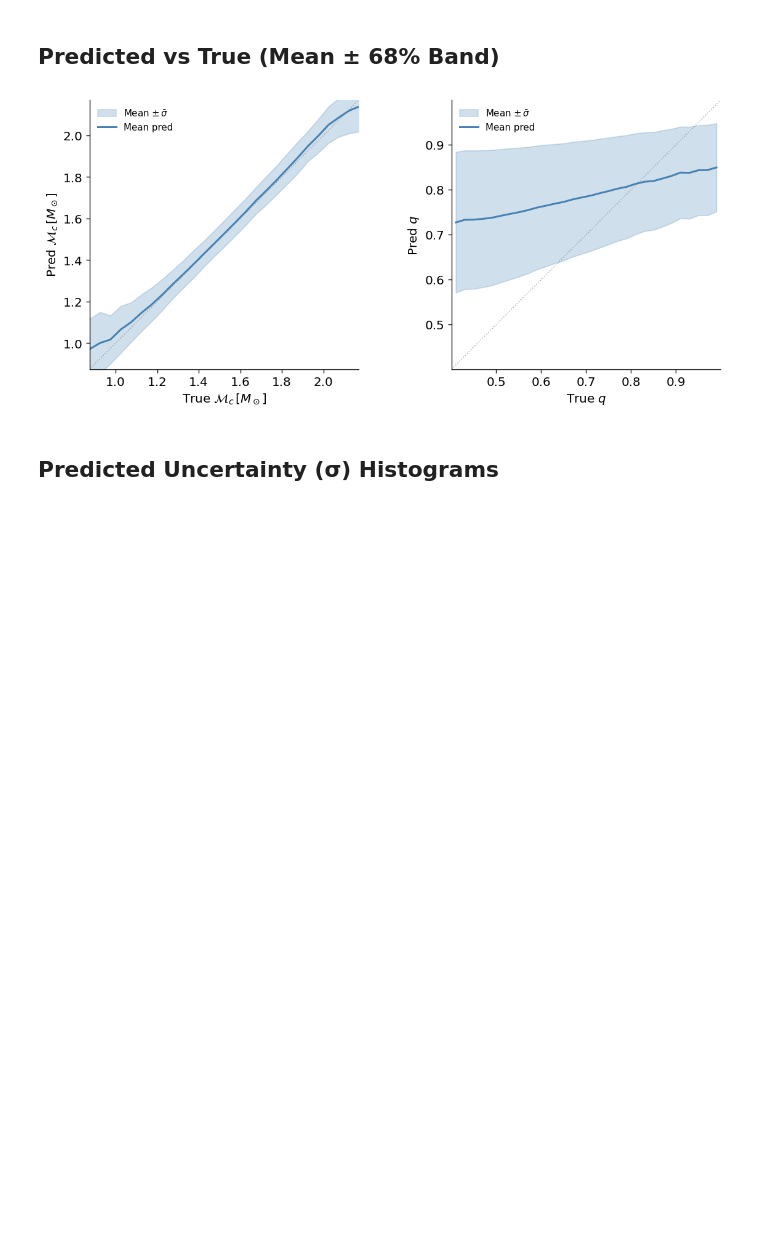
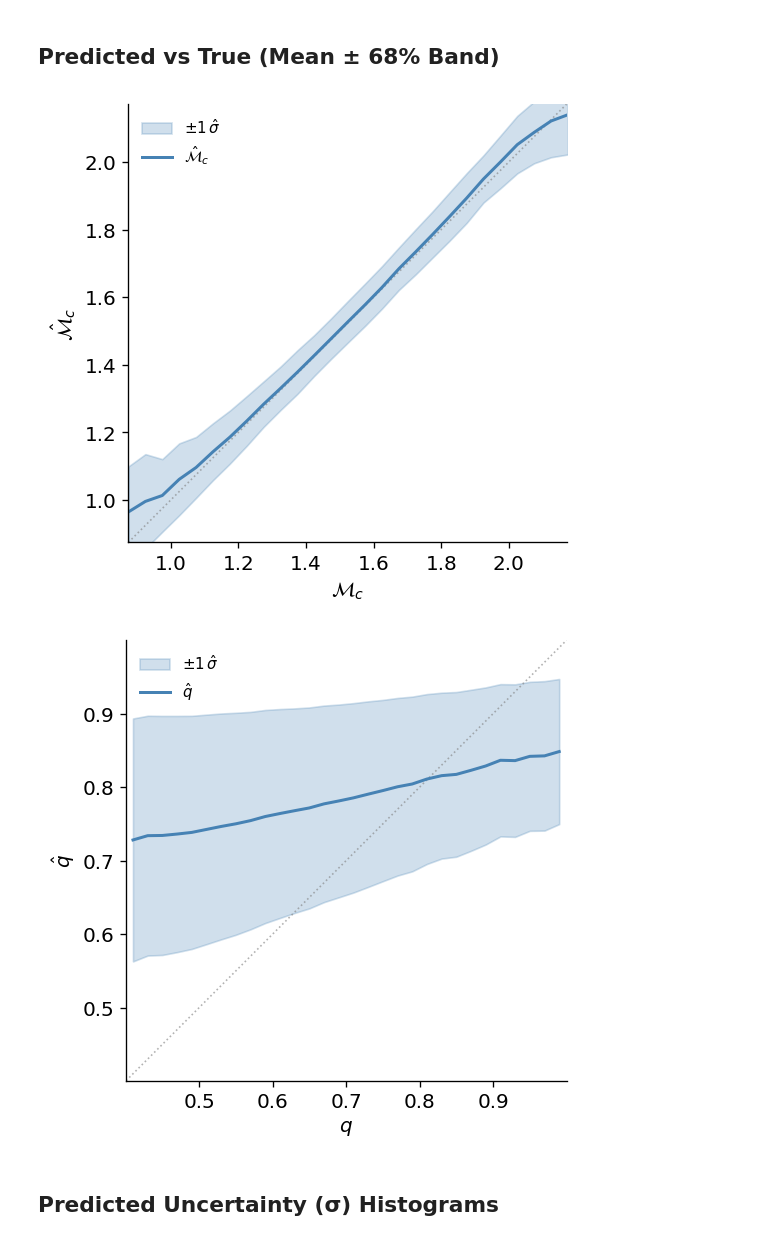
Before and after one commit to kyoon-mit/BNSReg, a Jupyter notebook: 00_AI4GW_TALK/HOW_TO_GET_RESULTS/4_merger_plots.ipynb, the cells around one changed output. Drawn from its saved outputs; the diff is of its cells as text; code cells hidden in the pictures; blank space fills up the shorter version.

```diff
--- a/00_AI4GW_TALK/HOW_TO_GET_RESULTS/4_merger_plots.ipynb
+++ b/00_AI4GW_TALK/HOW_TO_GET_RESULTS/4_merger_plots.ipynb
@@ -13,7 +14,7 @@ plt.rcParams.update({
     'figure.dpi': 120,
 })
 
-df = pd.read_csv(CSV_PATH)
+df = pd.read_csv(CSV_SIG)
 print(f'{len(df):,} events  |  columns: {list(df.columns)}')
 
 # ── parse columns automatically ───────────────────────────────────────────────
@@ -65,15 +66,15 @@ df.head(3)
 # %% [markdown]
 ## True vs Predicted Histograms
 # %%
-ncols = min(n, 4); nrows = math.ceil(n / ncols)
-fig, axes = plt.subplots(nrows, ncols, figsize=(5*ncols, 4*nrows), squeeze=False)
-for ax, v in zip(axes.flat, vars_):
+for v in vars_:
     bins = bins_for(v, true_d[v])
-    hist_outline(ax, true_d[v], bins, color='red',   lw=1.4, label='True')
-    hist_outline(ax, pred_d[v], bins, color='green', lw=1.4, label='Predicted')
-    ax.set_xlabel(label(v)); ax.set_ylabel('Counts')
+
+    fig, ax = plt.subplots(figsize=(6, 4))
+    hist_outline(ax, true_d[v], bins, color='black', lw=1, label='True')
+    hist_outline(ax, pred_d[v], bins, color='red',   lw=1, label='Pred')
+    ax.set_xlabel(label(v))
+    ax.set_ylabel('Counts')
     ax.legend(frameon=False)
-for ax in axes.flat[n:]: ax.set_visible(False)
-fig.tight_layout()
-plt.show()
+    fig.tight_layout()
+    plt.show()
 # %% [output]
@@ -81,43 +83,61 @@ plt.show()
 # %% [markdown]
 ## Predicted vs True (Mean ± 68% Band)
 # %%
-ncols = min(n, 4); nrows = math.ceil(n / ncols)
-fig, axes = plt.subplots(nrows, ncols, figsize=(5*ncols, 4.5*nrows), squeeze=False)
-for ax, v in zip(axes.flat, vars_):
+VAR_LABELS_UNITLESS = {
+    'chirp_mass': r'$\mathcal{M}_c$',
+    'mass_ratio': r'$q$',
+}
+
+VAR_LABELS_HAT = {
+    'chirp_mass': r'$\hat{\mathcal{M}}_c$',
+    'mass_ratio': r'$\hat{q}$',
+}
+
+def label_unitless(v):
+    return VAR_LABELS_UNITLESS.get(v, v)
+
+def label_hat(v):
+    return VAR_LABELS_HAT.get(v, v)
+
+for v in vars_:
     edges   = bins_for(v, true_d[v])
     centers = 0.5 * (edges[:-1] + edges[1:])
     tr, pr  = true_d[v], pred_d[v]
     sig     = sigma_d.get(v)
 
     mean_p    = np.full(len(centers), np.nan)
     mean_sig  = np.full(len(centers), np.nan)
 
     for i, (lo, hi) in enumerate(zip(edges[:-1], edges[1:])):
         m = (tr >= lo) & (tr < hi)
         if m.sum() < 2: continue
         mean_p[i]   = np.mean(pr[m])
         if sig is not None:
             mean_sig[i] = np.mean(sig[m])
 
     valid  = ~np.isnan(mean_p)
     lo_d, hi_d = float(tr.min()), float(tr.max())
+
+    fig, ax = plt.subplots(figsize=(5, 4.5))
     ax.plot([lo_d, hi_d], [lo_d, hi_d], color='gray', lw=1.0, ls=':', alpha=0.6)
 
     if sig is not None and not np.all(np.isnan(mean_sig)):
         ax.fill_between(centers[valid],
                         mean_p[valid] - mean_sig[valid],
                         mean_p[valid] + mean_sig[valid],
-                        alpha=0.25, color='steelblue', label=r'Mean $\pm\,\bar{\sigma}$')
-    ax.plot(centers[valid], mean_p[valid], color='steelblue', lw=1.8, label='Mean pred')
+                        alpha=0.25, color='steelblue', label=r'$\pm1\,\hat{\sigma}$')
+    ax.plot(centers[valid], mean_p[valid], color='steelblue', lw=1.8,
+            label=label_hat(v))
 
     ax.set_xlim(lo_d, hi_d); ax.set_ylim(lo_d, hi_d); ax.set_aspect('equal')
-    ax.set_xlabel('True ' + label(v)); ax.set_ylabel('Pred ' + label(v))
+    ax.set_xlabel(label_unitless(v))
+    ax.set_ylabel(label_hat(v))
     ax.legend(frameon=False, fontsize=9)
-for ax in axes.flat[n:]: ax.set_visible(False)
-fig.tight_layout()
-plt.show()
+    fig.tight_layout()
+    plt.show()
 # %% [output]
-[figure, old version]
+[figure, new version]
+[figure, added]
 # %% [markdown]
 ## Predicted Uncertainty (σ) Histograms
 # %%
```
Also changed, not shown: parts of 16 cells of this notebook, 37 other files.
